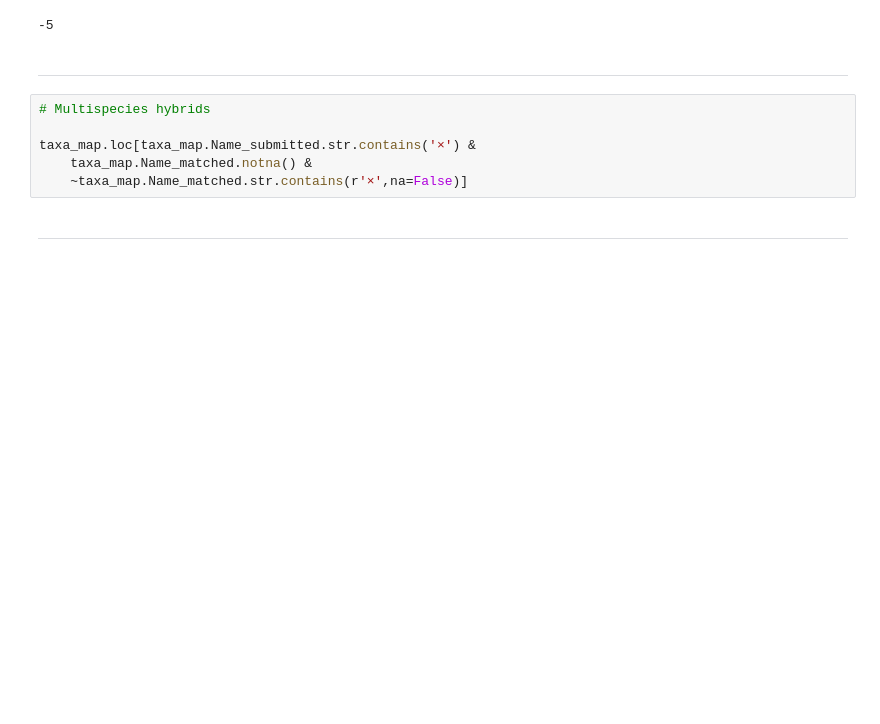
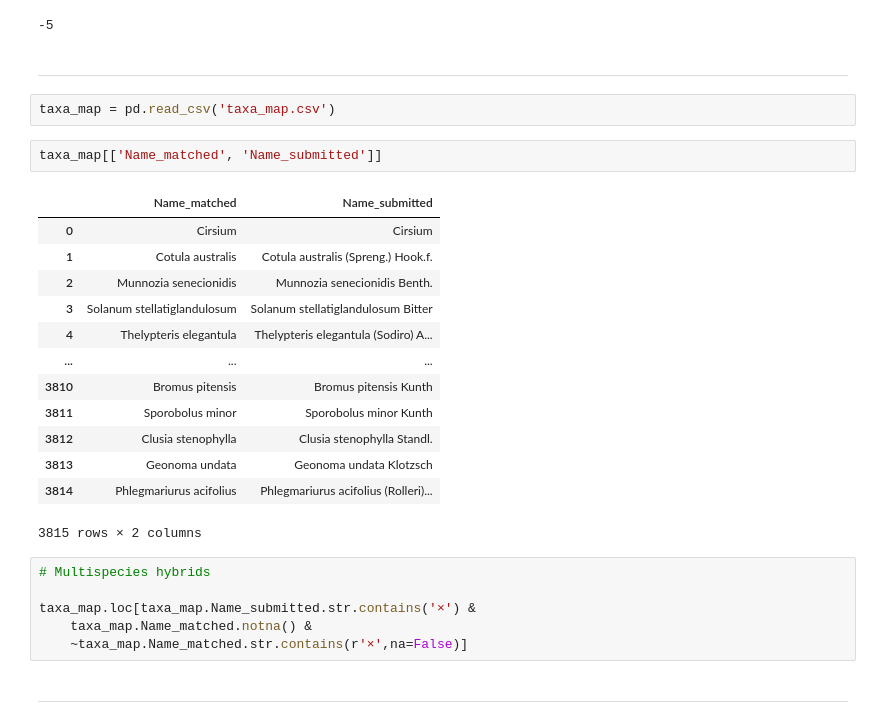
Before and after one commit to nrsalinas/db-conservacion-in-situ, a Jupyter notebook: migracion-dev.ipynb, the cells around one changed output. Drawn from its saved outputs; the diff is of its cells as text; blank space fills up the shorter version.

```diff
--- a/migracion-dev.ipynb
+++ b/migracion-dev.ipynb
@@ -951,6 +986,24 @@ ori[['OccurrenceID', 'dbid', 'Type', 'SourceID', 'colde', 'CollectionNumber',
 -5
 # %% [markdown]
 ________
+# %%
+taxa_map = pd.read_csv('taxa_map.csv')
+# %%
+taxa_map[['Name_matched', 'Name_submitted']]
+# %% [output]
+|  | Name_matched | Name_submitted |
+| 0 | Cirsium | Cirsium |
+| 1 | Cotula australis | Cotula australis (Spreng.) Hook.f. |
+| 2 | Munnozia senecionidis | Munnozia senecionidis Benth. |
+| 3 | Solanum stellatiglandulosum | Solanum stellatiglandulosum Bitter |
+| 4 | Thelypteris elegantula | Thelypteris elegantula (Sodiro) A... |
+| ... | ... | ... |
+| 3810 | Bromus pitensis | Bromus pitensis Kunth |
+| 3811 | Sporobolus minor | Sporobolus minor Kunth |
+| 3812 | Clusia stenophylla | Clusia stenophylla Standl. |
+| 3813 | Geonoma undata | Geonoma undata Klotzsch |
+| 3814 | Phlegmariurus acifolius | Phlegmariurus acifolius (Rolleri)... |
+3815 rows × 2 columns
 # %%
 # Multispecies hybrids
 
```
Also changed, not shown: parts of 15 cells of this notebook.
